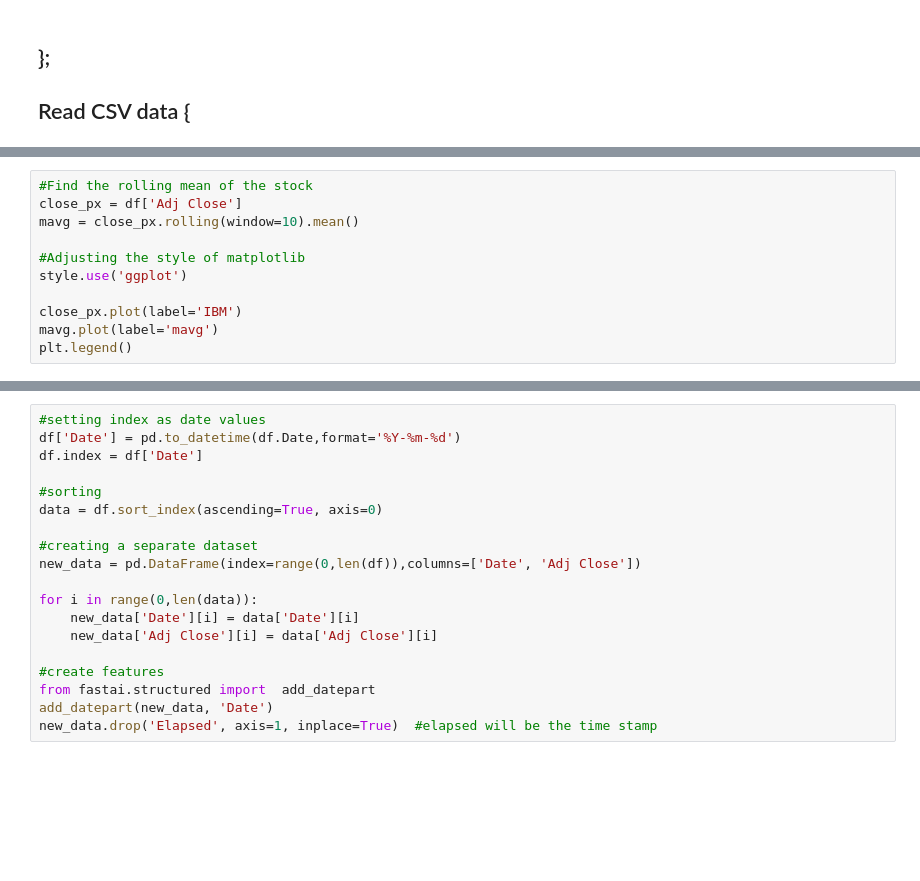
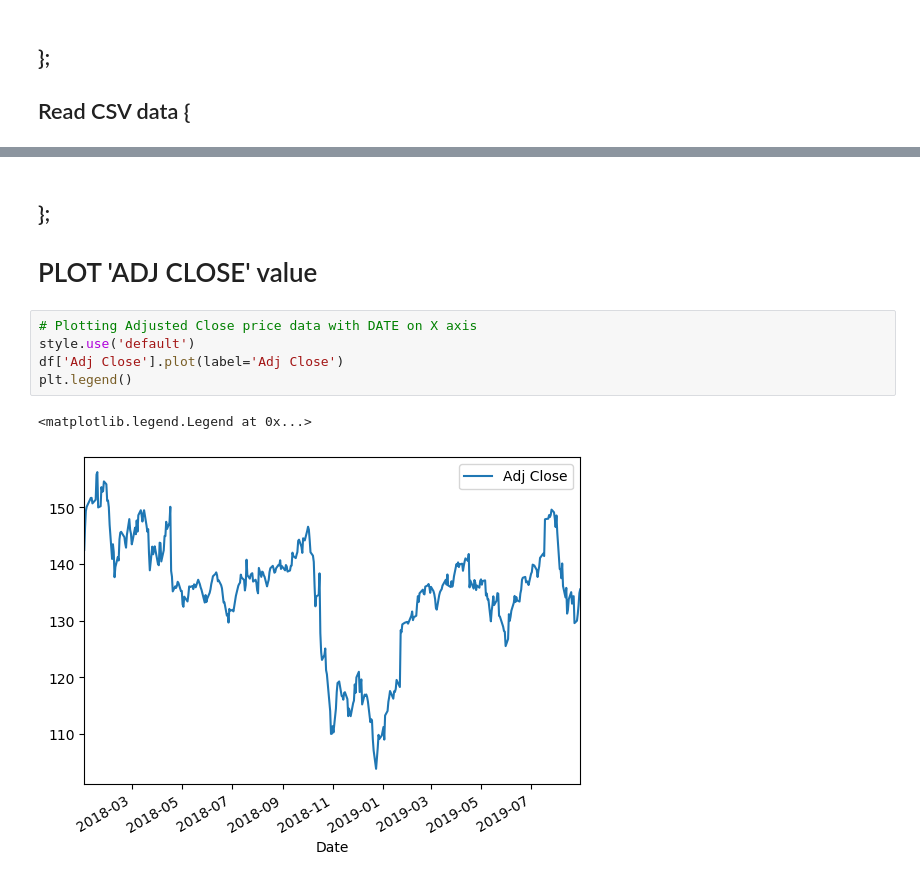
Before and after one commit to dctec/mlc, a Jupyter notebook: week2/StockPrediction/Homework2.ipynb, the cells around one changed output, grey strips where cells are left out. Cells and saved outputs as stored; diff of their text form; blank space fills up the shorter version.

```diff
--- a/week2/StockPrediction/Homework2.ipynb
+++ b/week2/StockPrediction/Homework2.ipynb
@@ -160,11 +99,0 @@ plt.legend()
-# %%
-#Find the rolling mean of the stock
-close_px = df['Adj Close']
-mavg = close_px.rolling(window=10).mean()
-
-#Adjusting the style of matplotlib
-style.use('ggplot')
-
-close_px.plot(label='IBM')
-mavg.plot(label='mavg')
-plt.legend()
@@ -321,19 +104,12 @@ ModuleNotFoundError: No module named 'fastai'
-# %%
-#setting index as date values
-df['Date'] = pd.to_datetime(df.Date,format='%Y-%m-%d')
-df.index = df['Date']
-
-#sorting
-data = df.sort_index(ascending=True, axis=0)
-
-#creating a separate dataset
-new_data = pd.DataFrame(index=range(0,len(df)),columns=['Date', 'Adj Close'])
-
-for i in range(0,len(data)):
-    new_data['Date'][i] = data['Date'][i]
-    new_data['Adj Close'][i] = data['Adj Close'][i]
-
-#create features
-from fastai.structured import  add_datepart
-add_datepart(new_data, 'Date')
-new_data.drop('Elapsed', axis=1, inplace=True)  #elapsed will be the time stamp
+# %% [markdown]
+## };
+
+# PLOT 'ADJ CLOSE' value
+# %%
+# Plotting Adjusted Close price data with DATE on X axis
+style.use('default')
+df['Adj Close'].plot(label='Adj Close')
+plt.legend()
+# %% [output]
+<matplotlib.legend.Legend at 0x...>
+[figure, added]
```
Also changed, not shown: parts of 35 cells of this notebook.
